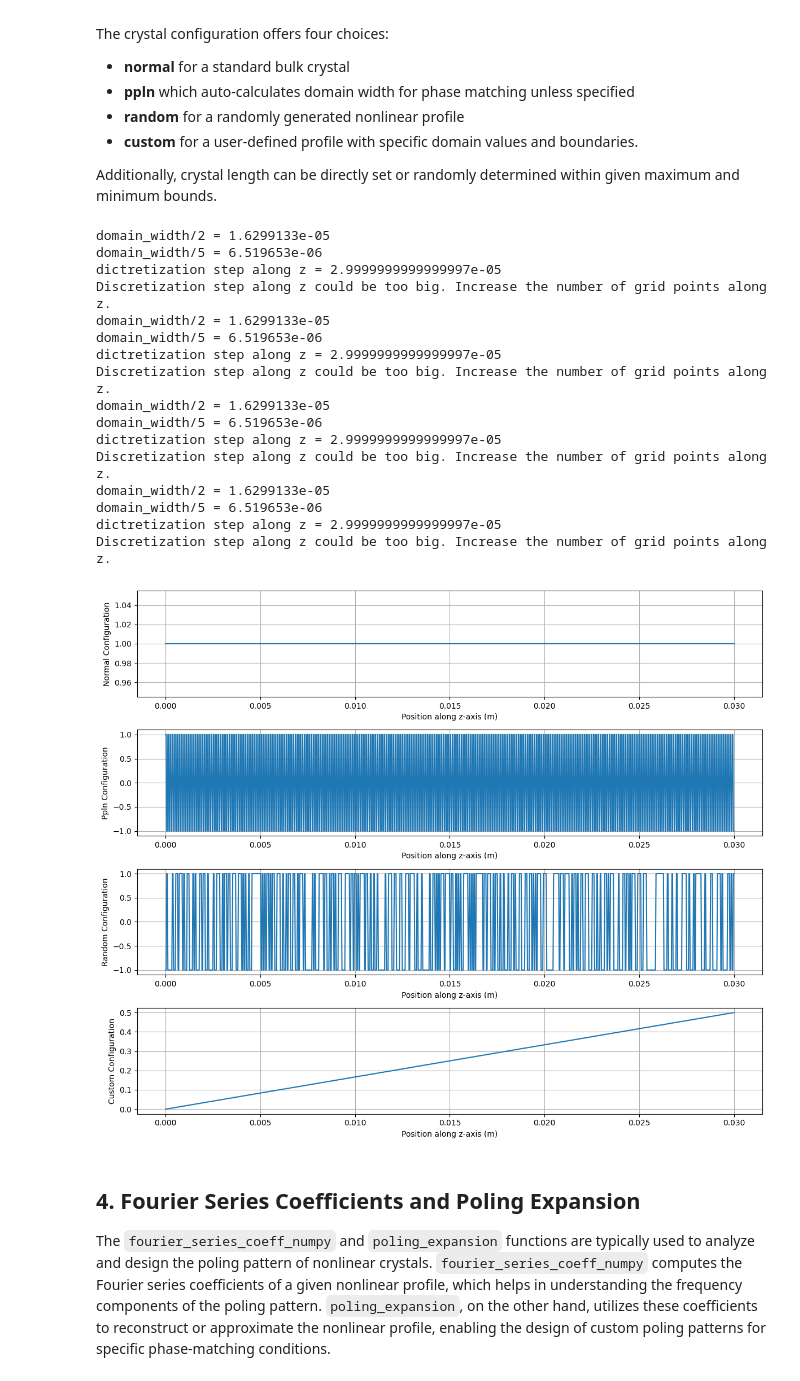
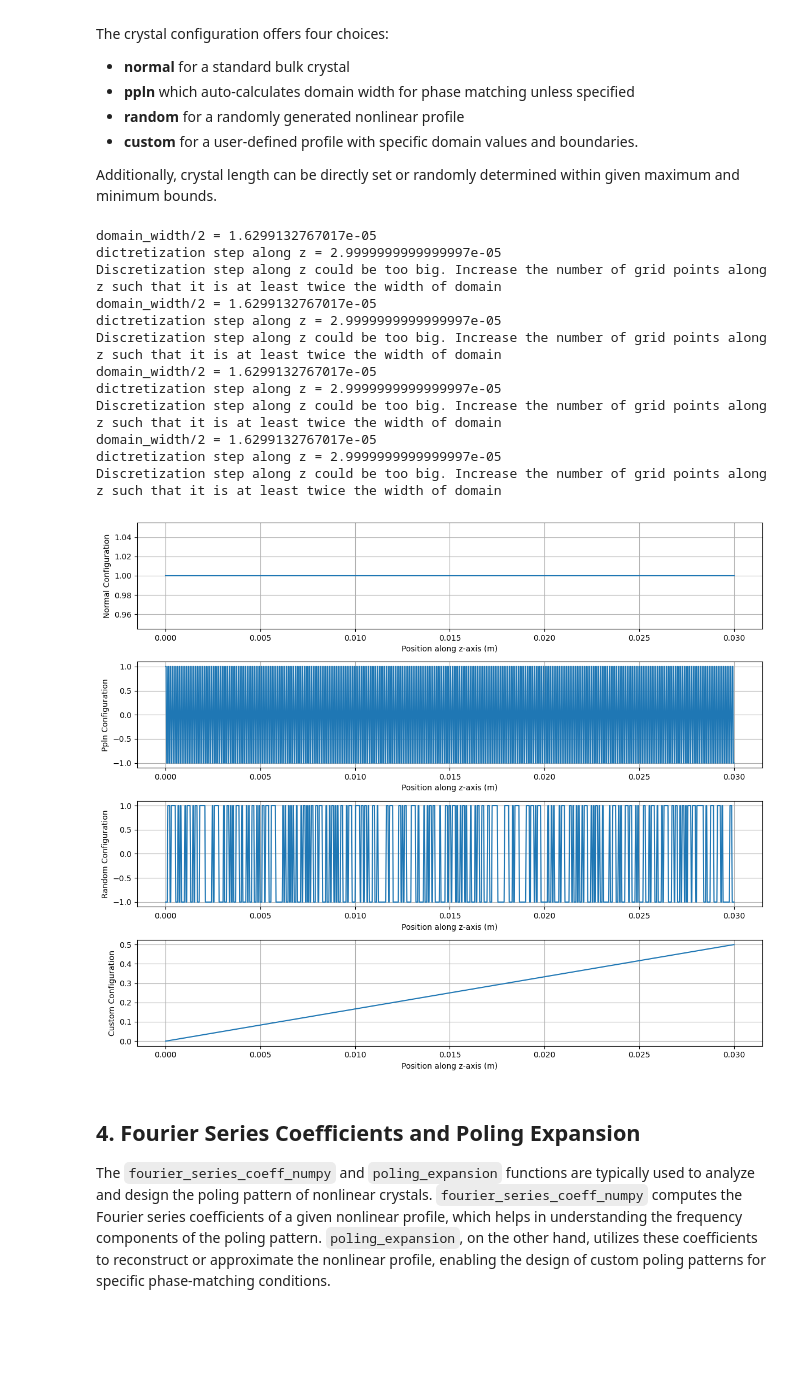
Before and after one commit to colinDietrich/ParaTune, a Jupyter notebook: example_crystal.ipynb, the cells around one changed output. Saved outputs shown, nothing was run; the diff lists cells and outputs as text; code cells hidden in the pictures; blank space fills up the shorter version.

Commit message:
add SPDCCrystal and SHGCrystal + finished examples for crystal use

```diff
--- a/example_crystal.ipynb
+++ b/example_crystal.ipynb
@@ -127,47 +125,43 @@ Additionally, crystal length can be directly set or randomly determined within g
 # %%
 # Example configurations for SPDC process in a KTP crystal
 configurations = ['normal', 'ppln', 'random', 'custom']
 length = 30e-3  # Crystal length in meters for all configurations
 nz = 1000
 
 # Initialize and plot nonlinear profiles for each configuration
 fig, axs = plt.subplots(4, 1, figsize=(12, 10))
 
 for i, config in enumerate(configurations):
     if config == 'custom':
         # Custom domain values and bounds for demonstration
         domain_values = np.linspace(0, length/np.max(length), nz)  # Example domain values
         domain_bounds = (0, length)  # Example domain bounds
-        crystal = Crystal(config, 'KTP', nz, 'spdc', 1064e-9, signal='z', idler='y', pump='y', length=length, domain_values_custom=domain_values, domain_bounds_custom=domain_bounds)
+        crystal = SPDCCrystal(config, 'KTP', nz, 1064e-9, 'z', 'y', 'y', length=length, domain_values_custom=domain_values, domain_bounds_custom=domain_bounds)
     else:
-        crystal = Crystal(config, 'KTP', nz, 'spdc', 1064e-9, signal='z', idler='y', pump='y', length=length)
+        crystal = SPDCCrystal(config, 'KTP', nz, 1064e-9, 'z', 'y', 'y', length=length)
 
-    parameters = np.array(crystal.poling_function(np.array(crystal.domain_values)), dtype=np.float32)[:len(crystal.z)]
+    parameters = np.array(crystal.poling_function(np.array(crystal.domain_values)), dtype=np.float32)[:len(crystal.z_grid)]
     axs[i].plot(np.linspace(0, length, nz), parameters)
     axs[i].set_xlabel('Position along z-axis (m)')
     axs[i].set_ylabel(f'{config.capitalize()} Configuration')
     axs[i].grid(True)
 
 plt.tight_layout()
 plt.show()
 # %% [output]
-domain_width/2 = 1.6299133e-05
-domain_width/5 = 6.519653e-06
+domain_width/2 = 1.6299132767017e-05
 dictretization step along z = 2.9999999999999997e-05
-Discretization step along z could be too big. Increase the number of grid points along z.
-domain_width/2 = 1.6299133e-05
-domain_width/5 = 6.519653e-06
+Discretization step along z could be too big. Increase the number of grid points along z such that it is at least twice the width of domain
+domain_width/2 = 1.6299132767017e-05
 dictretization step along z = 2.9999999999999997e-05
-Discretization step along z could be too big. Increase the number of grid points along z.
-domain_width/2 = 1.6299133e-05
-domain_width/5 = 6.519653e-06
+Discretization step along z could be too big. Increase the number of grid points along z such that it is at least twice the width of domain
+domain_width/2 = 1.6299132767017e-05
 dictretization step along z = 2.9999999999999997e-05
-Discretization step along z could be too big. Increase the number of grid points along z.
-domain_width/2 = 1.6299133e-05
-domain_width/5 = 6.519653e-06
+Discretization step along z could be too big. Increase the number of grid points along z such that it is at least twice the width of domain
+domain_width/2 = 1.6299132767017e-05
 dictretization step along z = 2.9999999999999997e-05
-Discretization step along z could be too big. Increase the number of grid points along z.
+Discretization step along z could be too big. Increase the number of grid points along z such that it is at least twice the width of domain
-[figure, old version]
+[figure, new version]
 # %% [markdown]
 ## 4. Fourier Series Coefficients and Poling Expansion
 The `fourier_series_coeff_numpy` and `poling_expansion` functions are typically used to analyze and design the poling pattern of nonlinear crystals. `fourier_series_coeff_numpy` computes the Fourier series coefficients of a given nonlinear profile, which helps in understanding the frequency components of the poling pattern. `poling_expansion`, on the other hand, utilizes these coefficients to reconstruct or approximate the nonlinear profile, enabling the design of custom poling patterns for specific phase-matching conditions.
```
Also changed, not shown: parts of 9 cells of this notebook, 4 other files.
